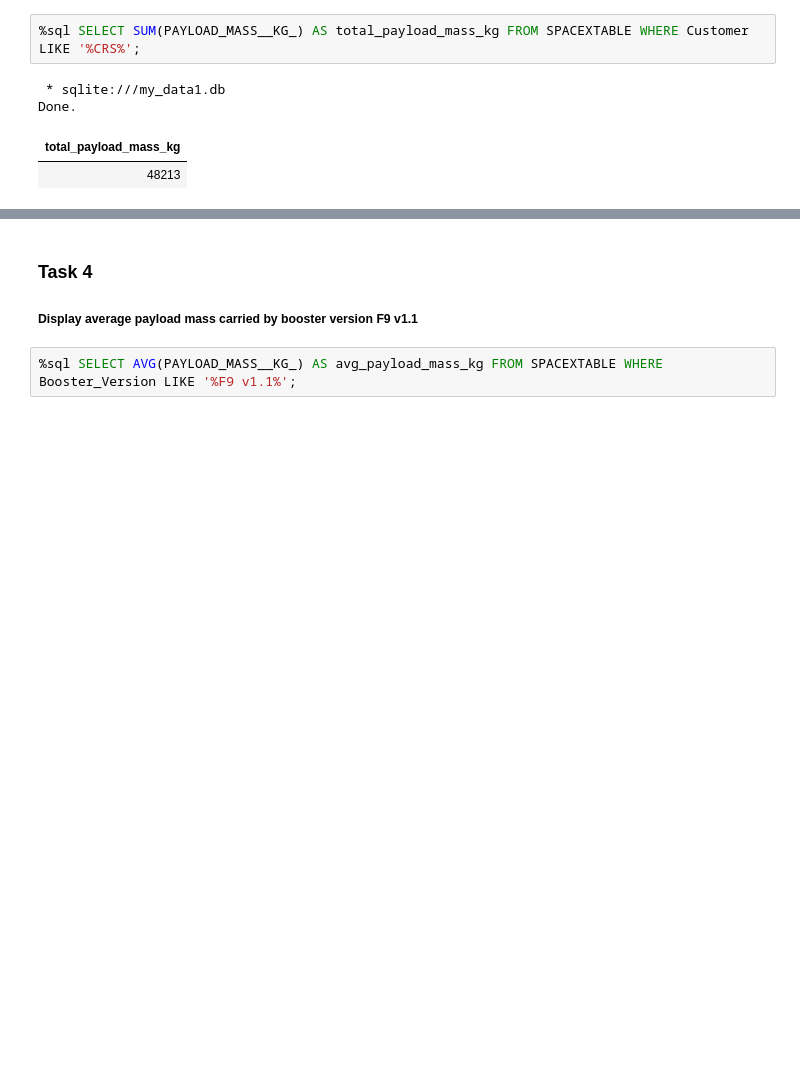
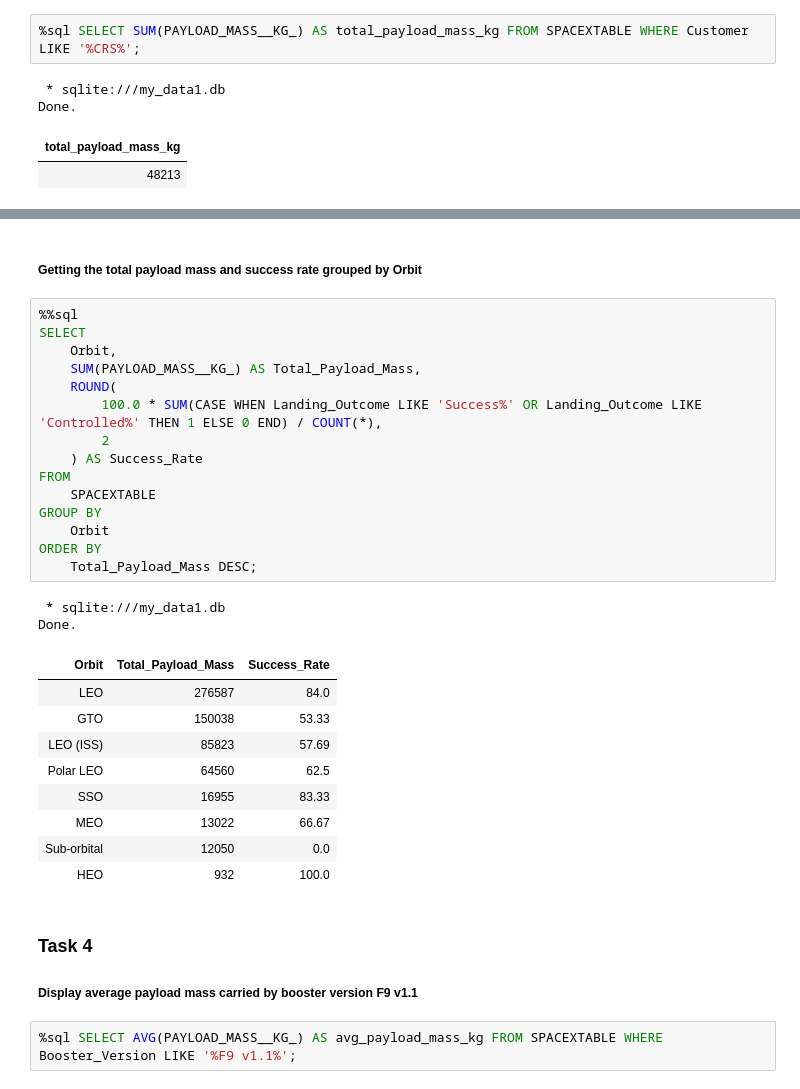
Before and after one commit to santisemensi91/IBM-project, a Jupyter notebook: eda-sql-coursera_sqllite.ipynb, the cells around one changed output, grey strips where cells are left out. Saved outputs shown, nothing was run; the diff lists cells and outputs as text; blank space fills up the shorter version.

```diff
--- a/eda-sql-coursera_sqllite.ipynb
+++ b/eda-sql-coursera_sqllite.ipynb
@@ -141,3 +209,32 @@ Done.
+# %% [markdown]
+##### Getting the total payload mass and success rate grouped by Orbit
+# %%
+%%sql
+SELECT
+    Orbit,
+    SUM(PAYLOAD_MASS__KG_) AS Total_Payload_Mass,
+    ROUND(
+        100.0 * SUM(CASE WHEN Landing_Outcome LIKE 'Success%' OR Landing_Outcome LIKE 'Controlled%' THEN 1 ELSE 0 END) / COUNT(*),
+        2
+    ) AS Success_Rate
+FROM
+    SPACEXTABLE
+GROUP BY
+    Orbit
+ORDER BY
+    Total_Payload_Mass DESC;
+# %% [output]
+ * sqlite:///my_data1.db
+Done.
+| Orbit | Total_Payload_Mass | Success_Rate |
+| LEO | 276587 | 84.0 |
+| GTO | 150038 | 53.33 |
+| LEO (ISS) | 85823 | 57.69 |
+| Polar LEO | 64560 | 62.5 |
+| SSO | 16955 | 83.33 |
+| MEO | 13022 | 66.67 |
+| Sub-orbital | 12050 | 0.0 |
+| HEO | 932 | 100.0 |
 # %% [markdown]
 ### Task 4
 
```
Also changed, not shown: parts of 19 cells of this notebook, 9 other files.
